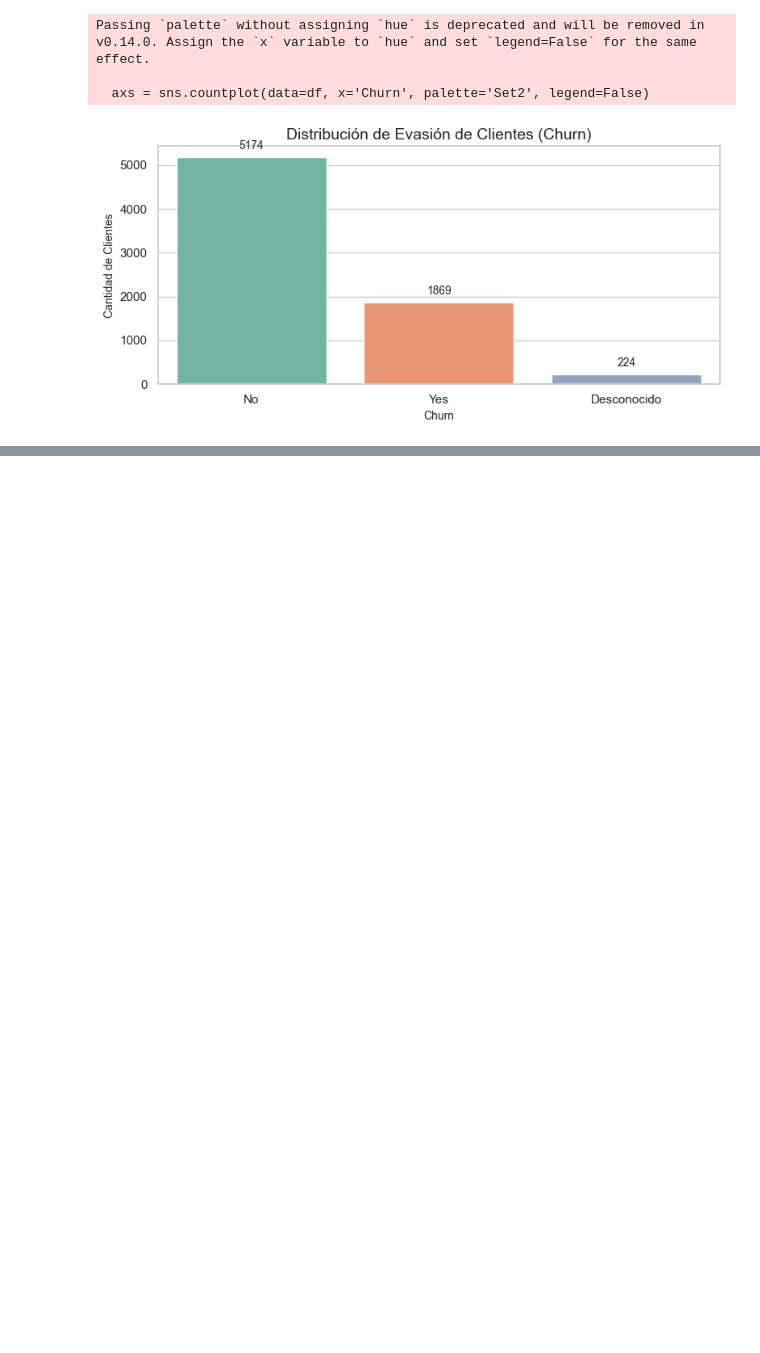
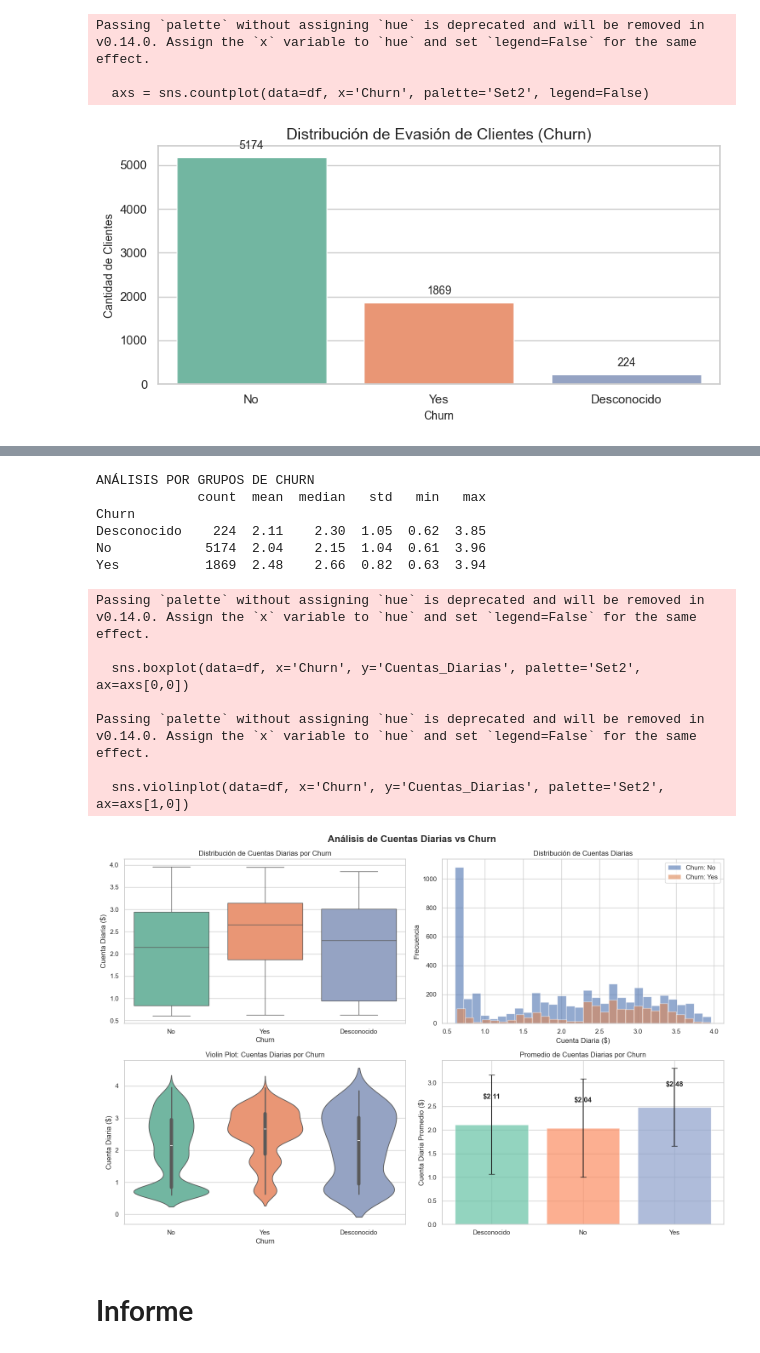
Before and after one commit to Smejia2002/telecomX, a Jupyter notebook: notebooks/telecom_x_latam.ipynb, the cells around one changed output, grey strips where cells are left out. Cells and saved outputs as stored; diff of their text form; code cells hidden in the pictures; blank space fills up the shorter version.

Commit message:
Analisis e Informe

```diff
--- a/notebooks/telecom_x_latam.ipynb
+++ b/notebooks/telecom_x_latam.ipynb
@@ -283,0 +478,65 @@ Passing `palette` without assigning `hue` is deprecated and will be removed in v
+# %%
+# Análisis por grupos de Churn
+print("ANÁLISIS POR GRUPOS DE CHURN")
+analisis_grupos = df.groupby('Churn')['Cuentas_Diarias'].agg([
+    'count', 'mean', 'median', 'std', 'min', 'max'
+]).round(2)
+print(analisis_grupos)
+# %% [output]
+ANÁLISIS POR GRUPOS DE CHURN
+             count  mean  median   std   min   max
+Churn
+Desconocido    224  2.11    2.30  1.05  0.62  3.85
+No            5174  2.04    2.15  1.04  0.61  3.96
+Yes           1869  2.48    2.66  0.82  0.63  3.94
+# %%
+fig, axs = plt.subplots(2, 2, figsize=(15, 10))
+fig.suptitle('Análisis de Cuentas Diarias vs Churn', fontsize=16, fontweight='bold')
+fig.subplots_adjust(hspace=0.4, wspace=0.3)
+
+# 1. Boxplot comparativo
+sns.boxplot(data=df, x='Churn', y='Cuentas_Diarias', palette='Set2', ax=axs[0,0])
+axs[0,0].set_title('Distribución de Cuentas Diarias por Churn')
+axs[0,0].set_ylabel('Cuenta Diaria ($)')
+
+# 2. Histograma superpuesto
+for churn_val in ['No', 'Yes']:
+    subset = df[df['Churn'] == churn_val]['Cuentas_Diarias']
+    axs[0,1].hist(subset, alpha=0.6, label=f'Churn: {churn_val}', bins=30)
+axs[0,1].set_title('Distribución de Cuentas Diarias')
+axs[0,1].set_xlabel('Cuenta Diaria ($)')
+axs[0,1].set_ylabel('Frecuencia')
+axs[0,1].legend()
+
+# 3. Violin plot para ver distribución completa
+sns.violinplot(data=df, x='Churn', y='Cuentas_Diarias', palette='Set2', ax=axs[1,0])
+axs[1,0].set_title('Violin Plot: Cuentas Diarias por Churn')
+axs[1,0].set_ylabel('Cuenta Diaria ($)')
+
+# 4. Gráfico de barras con promedio y error estándar
+means = df.groupby('Churn')['Cuentas_Diarias'].mean()
+stds = df.groupby('Churn')['Cuentas_Diarias'].std()
+colors = ['#66c2a5', '#fc8d62', '#8da0cb']  # colores de la paleta Set2
+axs[1,1].bar(means.index, means.values, yerr=stds.values, capsize=5,
+             color=colors[:len(means)], alpha=0.7)
+axs[1,1].set_title('Promedio de Cuentas Diarias por Churn')
+axs[1,1].set_ylabel('Cuenta Diaria Promedio ($)')
+
+# Añadir valores encima de las barras
+for i, (category, value) in enumerate(means.items()):
+    axs[1,1].text(i, value + stds.iloc[i]/2, f'${value:.2f}',
+                  ha='center', va='bottom', fontweight='bold')
+
+plt.tight_layout()
+plt.show()
+# %% [output]
+Passing `palette` without assigning `hue` is deprecated and will be removed in v0.14.0. Assign the `x` variable to `hue` and set `legend=False` for the same effect.
+
+  sns.boxplot(data=df, x='Churn', y='Cuentas_Diarias', palette='Set2', ax=axs[0,0])
+
+Passing `palette` without assigning `hue` is deprecated and will be removed in v0.14.0. Assign the `x` variable to `hue` and set `legend=False` for the same effect.
+
+  sns.violinplot(data=df, x='Churn', y='Cuentas_Diarias', palette='Set2', ax=axs[1,0])
+[figure, added]
+# %% [markdown]
+# **Informe**
```
Also changed, not shown: parts of 15 cells of this notebook, 1 other file.
